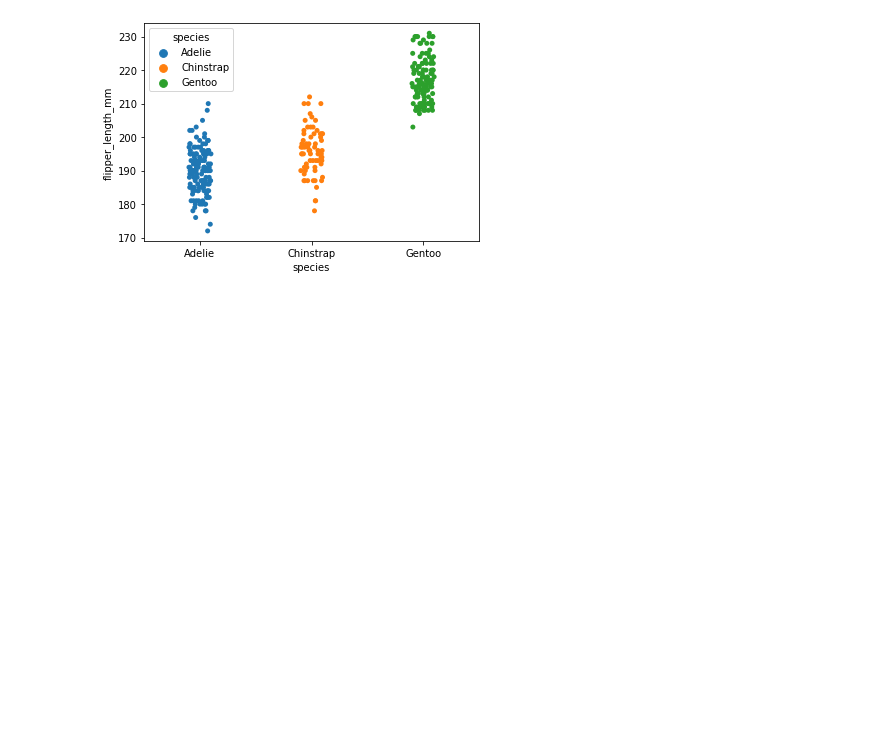
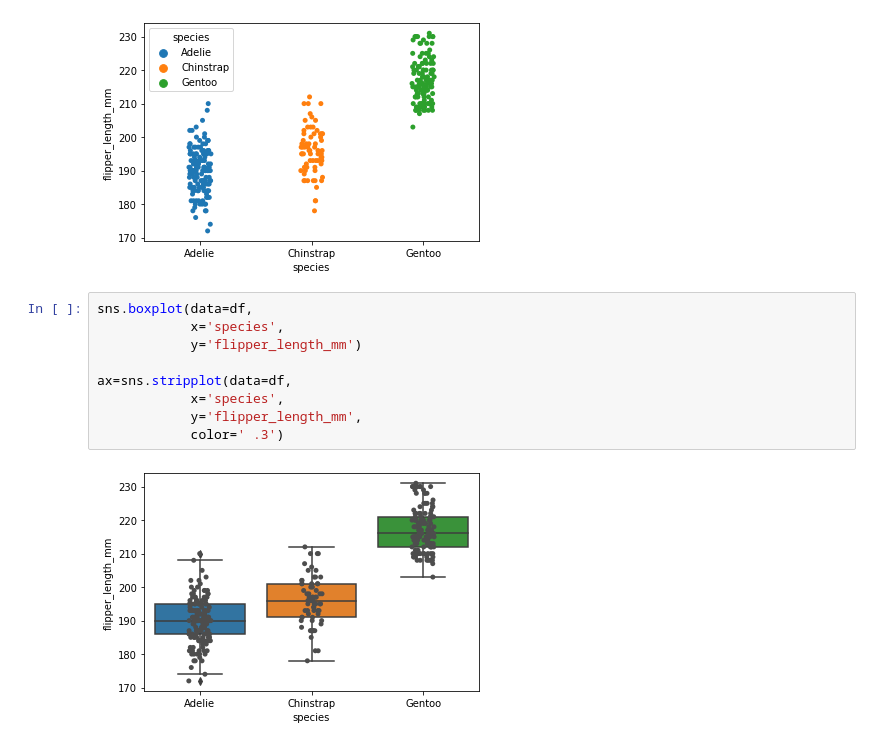
Before and after one commit to mariosanchez5/An-lisis-Exploratorios---Varios, a Jupyter notebook: Análisis Exploratorio - Pinguinos(sns).ipynb, the cells around one changed output. Drawn from its saved outputs; the diff is of its cells as text; blank space fills up the shorter version.

```diff
--- a/Análisis Exploratorio - Pinguinos(sns).ipynb
+++ b/Análisis Exploratorio - Pinguinos(sns).ipynb
@@ -381,3 +381,14 @@ sns.stripplot(data=df,
 # %% [output]
 <AxesSubplot:xlabel='species', ylabel='flipper_length_mm'>
 [figure]
+# %%
+sns.boxplot(data=df,
+            x='species',
+            y='flipper_length_mm')
+
+ax=sns.stripplot(data=df,
+            x='species',
+            y='flipper_length_mm',
+            color=' .3')
+# %% [output]
+[figure, added]
```
Also changed, not shown: parts of 10 cells of this notebook.
